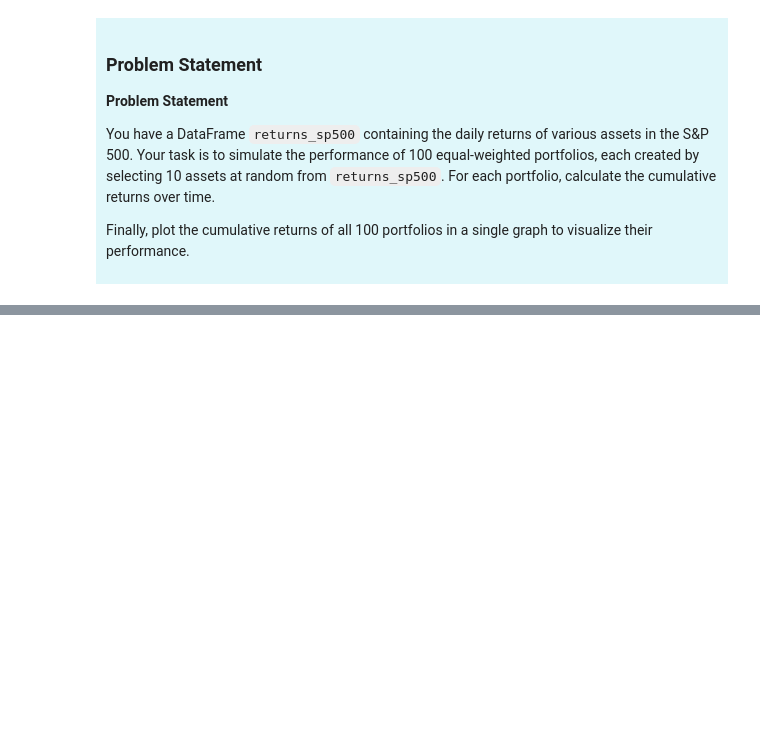
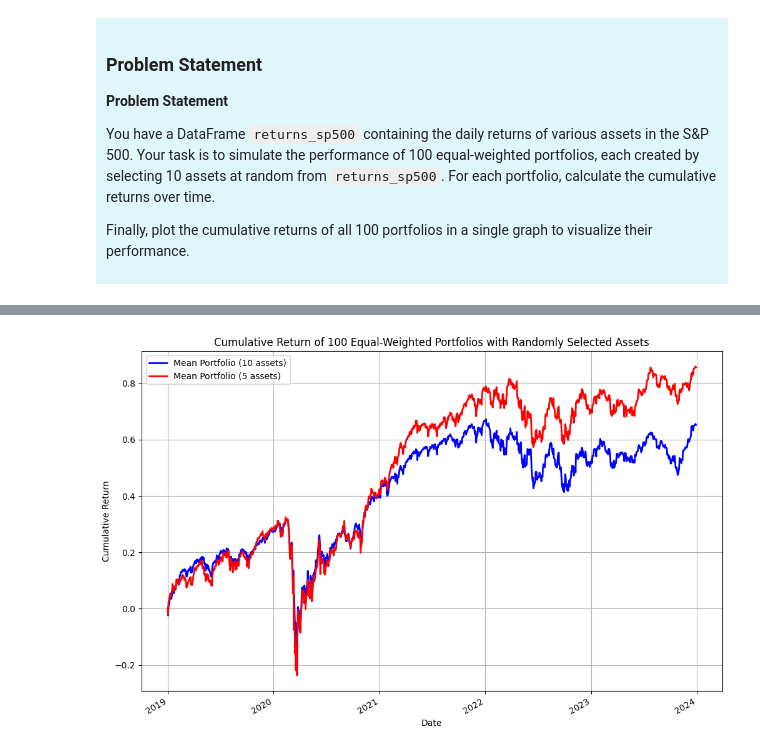
Before and after one commit to alfonso-santos/finanzas-tecnologia-practicas, a Jupyter notebook: src_soluciones/02_01_Calculos_iniciales_de_carteras_soluciones.ipynb, the cells around one changed output, grey strips where cells are left out. Saved outputs shown, nothing was run; the diff lists cells and outputs as text; code cells hidden in the pictures; blank space fills up the shorter version.

```diff
--- a/src_soluciones/02_01_Calculos_iniciales_de_carteras_soluciones.ipynb
+++ b/src_soluciones/02_01_Calculos_iniciales_de_carteras_soluciones.ipynb
@@ -1273,0 +1280,25 @@ plt.show()
+# %%
+# Set seed for reproducibility and create a sample DataFrame for daily returns
+np.random.seed(0)
+
+# Create an empty DataFrame to store the cumulative returns of each portfolio
+cumulative_5_returns_df = pd.DataFrame(index=returns_sp500.index)
+
+rng = np.random.default_rng(seed=42)
+
+# Loop to create 100 random equal-weighted portfolios and store their cumulative returns
+for i in range(100):
+    # Select 10 random columns from returns_sp500
+    random_columns = rng.choice(returns_sp500.columns, size=5, replace=False)
+    selected_returns = returns_sp500[random_columns]
+
+    # Create an equal-weighted portfolio
+    weights = np.ones(len(random_columns)) / len(random_columns)
+    portfolio_returns = selected_returns @ weights
+
+    # Calculate cumulative returns (using cumsum as requested)
+    cumulative_5_returns = portfolio_returns.cumsum()
+    cumulative_5_returns_df[f'Portfolio_{i+1}'] = cumulative_10_returns
+
+# Variable cumulative_10_returns_df now holds the cumulative returns of all portfolios
+cumulative_5_returns_df.head()
@@ -1273,0 +1328,15 @@ plt.show()
+# %%
+# Plot all cumulative returns
+plt.figure(figsize=(12, 8))
+cumulative_10_returns_df.mean(axis=1).plot(ax=plt.gca(), color='blue', linewidth=2, label='Mean Portfolio (10 assets)')
+cumulative_5_returns_df.mean(axis=1).plot(ax=plt.gca(), color='red', linewidth=2, label='Mean Portfolio (5 assets)')
+
+# Final plot adjustments
+plt.xlabel('Date')
+plt.ylabel('Cumulative Return')
+plt.title('Cumulative Return of 100 Equal-Weighted Portfolios with Randomly Selected Assets')
+plt.legend()
+plt.grid(True)
+plt.show()
+# %% [output]
+[figure, added]
```
Also changed, not shown: parts of 11 cells of this notebook, 8 other files.
